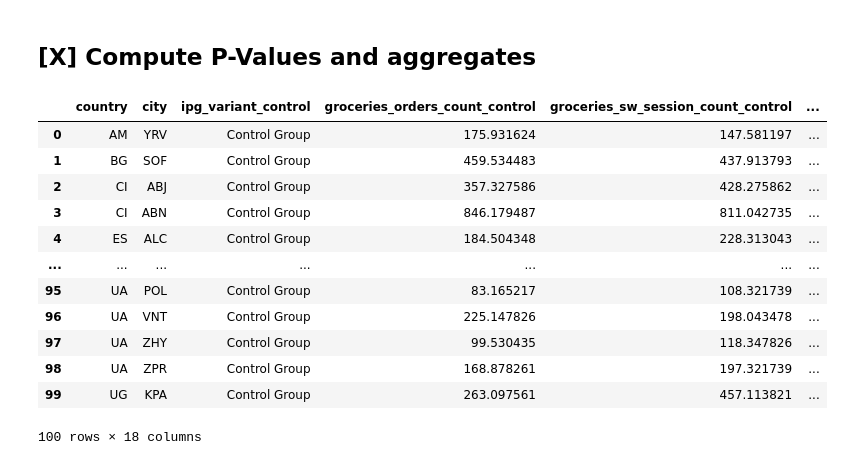
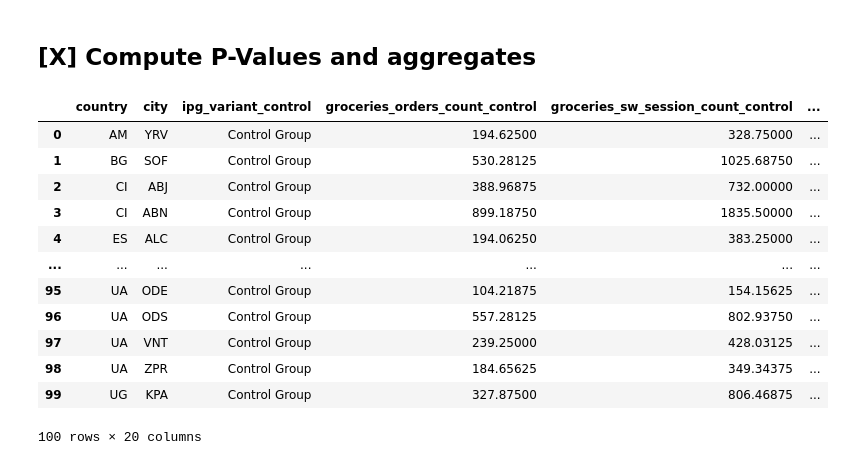
Before and after one commit to JordiCremades4444/central-node, a Jupyter notebook: notebooks/2024_5_instore_prices/instore_prices_v2.ipynb, the cells around one changed output. Cells and saved outputs as stored; diff of their text form; code cells hidden in the pictures.

```diff
--- a/notebooks/2024_5_instore_prices/instore_prices_v2.ipynb
+++ b/notebooks/2024_5_instore_prices/instore_prices_v2.ipynb
@@ -67,16 +67,20 @@ https://starburst.g8s-data-platform-prod.glovoint.com/oauth2/token/initiate/07e9
 # %% [markdown]
 We need to cut the raw_metric_v2 query, into two separate queries and later we will join. The first part are the metrics related to orders.
 # %%
-START_DATE = "'2023-12-01'"
+START_DATE = "'2024-05-01'"
 END_DATE = "'2024-06-01'"
+
+START_DATE_GROUPS = "'2023-12-01'"
+END_DATE_GROUPS = "'2024-06-01'"
 TOP = 100
 
 params = [
     # dates
     {'name':'start_date', 'value': str(START_DATE)},
     {'name':'end_date', 'value': str(END_DATE)},
+    {'name':'start_date_groups', 'value': str(START_DATE_GROUPS)},
+    {'name':'end_date_groups', 'value': str(END_DATE_GROUPS)},
     {'name':'top', 'value': str(TOP)}
-
 ]
 
 q = query_engines.QueryEngines(
@@ -84,7 +88,7 @@ q = query_engines.QueryEngines(
     params=params,
     printq=None,
     output_file='raw_metrics_v2_part1',
-    load_from_output_file='raw_metrics_v2_part1'
+    load_from_output_file=None
 
 )
 
@@ -107,16 +113,20 @@ df1
 # %% [markdown]
 The second part is related to sessions metrics
 # %%
-START_DATE = "'2023-03-01'"
+START_DATE = "'2024-05-01'"
 END_DATE = "'2024-06-01'"
+
+START_DATE_GROUPS = "'2023-12-01'"
+END_DATE_GROUPS = "'2024-06-01'"
 TOP = 100
 
 params = [
     # dates
     {'name':'start_date', 'value': str(START_DATE)},
     {'name':'end_date', 'value': str(END_DATE)},
+    {'name':'start_date_groups', 'value': str(START_DATE_GROUPS)},
+    {'name':'end_date_groups', 'value': str(END_DATE_GROUPS)},
     {'name':'top', 'value': str(TOP)}
-
 ]
 
 q = query_engines.QueryEngines(
@@ -149,21 +159,19 @@ https://starburst.g8s-data-platform-prod.glovoint.com/oauth2/token/initiate/63ad
 # %%
-df_merged = pd.merge(df1,df2, on=['country','city','p_creation_date','nswg_variant','ipg_variant'])
+df_merged = pd.merge(df1,df2, on=['country','city','p_creation_date','ipg_variant'], how='left')
 
 #fillna
-df_merged['nswg_variant'].fillna('not_found', inplace=True)
 df_merged['ipg_variant'].fillna('not_found', inplace=True)
 
 #metrics
 df_merged['perc_cvr'] = df_merged['groceries_orders_count']/df_merged['groceries_sw_session_count']
 df_merged['perc_ret'] = df_merged['groceries_ret_orders_count']/df_merged['groceries_orders_count']
 df_merged['aov'] = df_merged['groceries_gmv_sum']/df_merged['groceries_orders_count']
-df_merged['groceries_session_per_customer']  = df_merged['groceries_gmv_sum']/df_merged['groceries_orders_count'] XXXXXXXXXXXX
+df_merged['groceries_session_per_customer']  = df_merged['groceries_sw_session_count']/df_merged['total_customers']
 
 df_final = df_merged[[
     'country',
     'city',
     'p_creation_date',
-    'nswg_variant',
     'ipg_variant',
     'groceries_orders_count',
     'groceries_sw_session_count',
@@ -174,59 +182,46 @@ df_final = df_merged[[
     'perc_ret',
     'aov']]
 
-cond = df_final['nswg_variant'] == 'Variant 1'
-df_final[cond].to_csv('outputs/raw_results.csv')
+df_final.to_csv('outputs/raw_results.csv')
 # %% [markdown]
 ## [X] Compute P-Values and aggregates
 # %%
-tmp_df = df_final[cond].copy()
+tmp_df = df_final.copy()
 # %%
-metrics = [
-    'groceries_orders_count',
-    'groceries_sw_session_count',
-    'groceries_gmv_sum',
-    'groceries_ret_orders_count',
-    'groceries_session_per_customer',
-    'perc_cvr',
-    'perc_ret',
-    'aov'
-]
-
-
 aggregated = tmp_df.groupby(['country', 'city', 'ipg_variant']).agg({
     'groceries_orders_count': 'mean',
     'groceries_sw_session_count': 'mean',
     'groceries_gmv_sum': 'mean',
     'groceries_ret_orders_count': 'mean',
-    'groceries_session_per_customer':'mean'
+    'groceries_session_per_customer':'mean',
     'perc_cvr': 'mean',
     'perc_ret': 'mean',
     'aov': 'mean'
 }).reset_index()
 
 control_data = aggregated[aggregated['ipg_variant'] == 'Control Group']
 variant_data = aggregated[aggregated['ipg_variant'] == 'InStorePrices']
 
 merged_data = pd.merge(
     control_data, variant_data,
     on=['country', 'city'],
     suffixes=('_control', '_variant')
 )
 
 merged_data
 # %% [output]
 |  | country | city | ipg_variant_control | groceries_orders_count_control | groceries_sw_session_count_control | ... |
-| 0 | AM | YRV | Control Group | 175.931624 | 147.581197 | ... |
-| 1 | BG | SOF | Control Group | 459.534483 | 437.913793 | ... |
-| 2 | CI | ABJ | Control Group | 357.327586 | 428.275862 | ... |
-| 3 | CI | ABN | Control Group | 846.179487 | 811.042735 | ... |
-| 4 | ES | ALC | Control Group | 184.504348 | 228.313043 | ... |
+| 0 | AM | YRV | Control Group | 194.62500 | 328.75000 | ... |
+| 1 | BG | SOF | Control Group | 530.28125 | 1025.68750 | ... |
+| 2 | CI | ABJ | Control Group | 388.96875 | 732.00000 | ... |
+| 3 | CI | ABN | Control Group | 899.18750 | 1835.50000 | ... |
+| 4 | ES | ALC | Control Group | 194.06250 | 383.25000 | ... |
 | ... | ... | ... | ... | ... | ... | ... |
-| 95 | UA | POL | Control Group | 83.165217 | 108.321739 | ... |
-| 96 | UA | VNT | Control Group | 225.147826 | 198.043478 | ... |
-| 97 | UA | ZHY | Control Group | 99.530435 | 118.347826 | ... |
-| 98 | UA | ZPR | Control Group | 168.878261 | 197.321739 | ... |
-| 99 | UG | KPA | Control Group | 263.097561 | 457.113821 | ... |
+| 95 | UA | ODE | Control Group | 104.21875 | 154.15625 | ... |
+| 96 | UA | ODS | Control Group | 557.28125 | 802.93750 | ... |
+| 97 | UA | VNT | Control Group | 239.25000 | 428.03125 | ... |
+| 98 | UA | ZPR | Control Group | 184.65625 | 349.34375 | ... |
+| 99 | UG | KPA | Control Group | 327.87500 | 806.46875 | ... |
-100 rows × 18 columns
+100 rows × 20 columns
 # %%
 results = []
```
Also changed, not shown: parts of 4 cells of this notebook.
